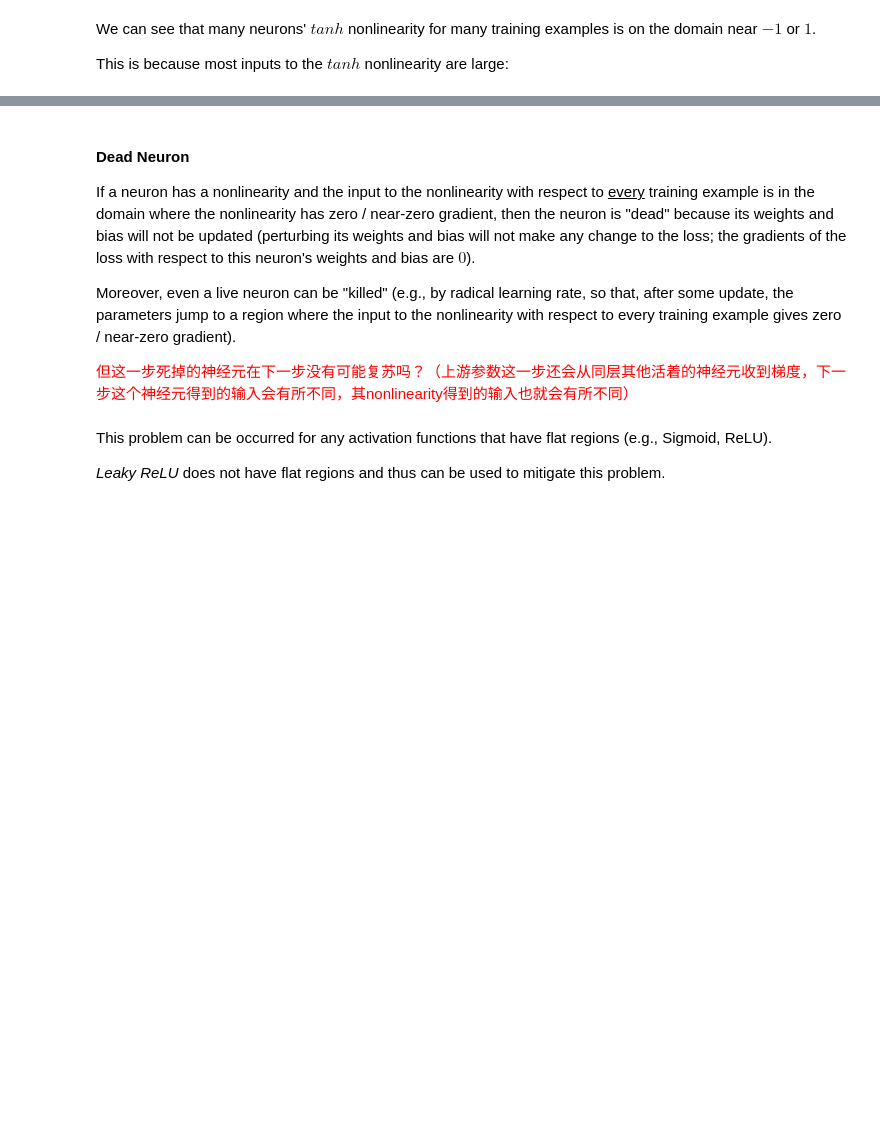
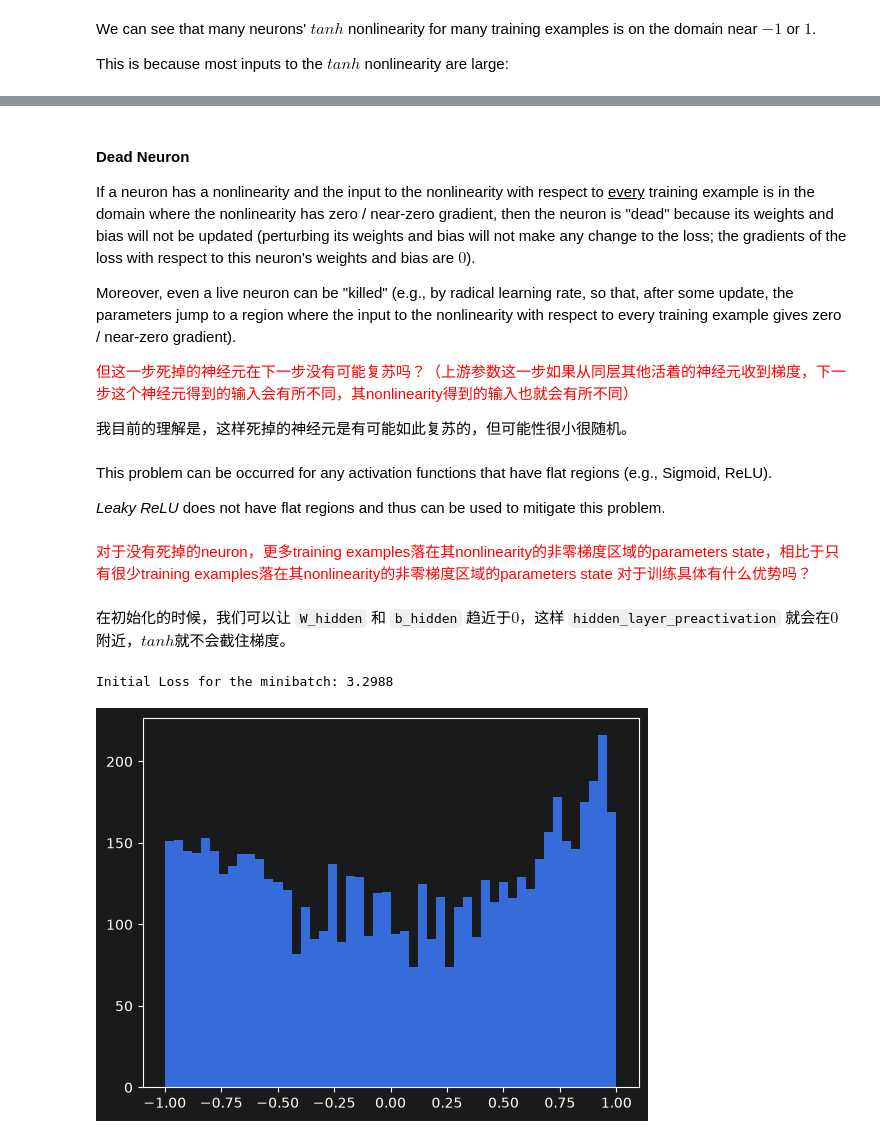
Before and after one commit to IQ404/my-MLP, a Jupyter notebook: mlp_2.ipynb, the cells around one changed output, grey strips where cells are left out. Saved outputs shown, nothing was run; the diff lists cells and outputs as text; code cells hidden in the pictures; blank space fills up the shorter version.

```diff
--- a/mlp_2.ipynb
+++ b/mlp_2.ipynb
@@ -407,8 +407,49 @@ If a neuron has a nonlinearity and the input to the nonlinearity with respect to
 
 Moreover, even a live neuron can be "killed" (e.g., by radical learning rate, so that, after some update, the parameters jump to a region where the input to the nonlinearity with respect to every training example gives zero / near-zero gradient).
 
-<span style="color:red">但这一步死掉的神经元在下一步没有可能复苏吗？（上游参数这一步还会从同层其他活着的神经元收到梯度，下一步这个神经元得到的输入会有所不同，其nonlinearity得到的输入也就会有所不同）</span>
+<span style="color:red">但这一步死掉的神经元在下一步没有可能复苏吗？（上游参数这一步如果从同层其他活着的神经元收到梯度，下一步这个神经元得到的输入会有所不同，其nonlinearity得到的输入也就会有所不同）</span>
+
+我目前的理解是，这样死掉的神经元是有可能如此复苏的，但可能性很小很随机。
 # %% [markdown]
 This problem can be occurred for any activation functions that have flat regions (e.g., Sigmoid, ReLU).
 
 *Leaky ReLU* does not have flat regions and thus can be used to mitigate this problem.
+# %% [markdown]
+<span style="color:red">对于没有死掉的neuron，更多training examples落在其nonlinearity的非零梯度区域的parameters state，相比于只有很少training examples落在其nonlinearity的非零梯度区域的parameters state 对于训练具体有什么优势吗？</span>
+# %% [markdown]
+在初始化的时候，我们可以让 `W_hidden` 和 `b_hidden` 趋近于$0$，这样 `hidden_layer_preactivation` 就会在$0$附近，$tanh$就不会截住梯度。
+# %%
+embedding_dimension = 10
+n_hidden_neurons = 200
+
+M = torch.randn(vocabulary_size, embedding_dimension)   # the embedding matrix
+W_hidden = torch.randn(embedding_dimension * prefix_context_length, n_hidden_neurons) * 0.2   # hidden layer weights
+b_hidden = torch.randn(n_hidden_neurons) * 0.01   # hidden layer bias
+# In practice, not setting hidden layer biases to exactly 0 yields better optimization.
+
+W_output = torch.randn(n_hidden_neurons, vocabulary_size) * 0.01   # output layer weights
+b_output = torch.randn(vocabulary_size) * 0   # output layer bias
+
+steps = 1
+minibatch_size = 32
+
+for i in range(steps):
+    minibatch_indices = torch.randint(0, X_train.shape[0], (minibatch_size,))
+    X_minibatch = X_train[minibatch_indices]
+    Y_minibatch = Y_train[minibatch_indices]
+
+    # forward pass
+    input_embeddings = M[X_minibatch]
+    input_embeddings_concatenated = input_embeddings.view(input_embeddings.shape[0], -1)
+    hidden_layer_preactivation = input_embeddings_concatenated @ W_hidden + b_hidden
+    hidden_layer_output = torch.tanh(hidden_layer_preactivation)
+    logits = hidden_layer_output @ W_output + b_output
+    minibatch_loss = F.cross_entropy(logits, Y_minibatch)
+
+    print(f"Initial Loss for the minibatch: {minibatch_loss.item():.4f}")
+# %% [output]
+Initial Loss for the minibatch: 3.2988
+# %%
+plt.hist(hidden_layer_output.view(-1).tolist(), bins=50);
+# %% [output]
+[figure, added]
```
Also changed, not shown: parts of 19 cells of this notebook.
